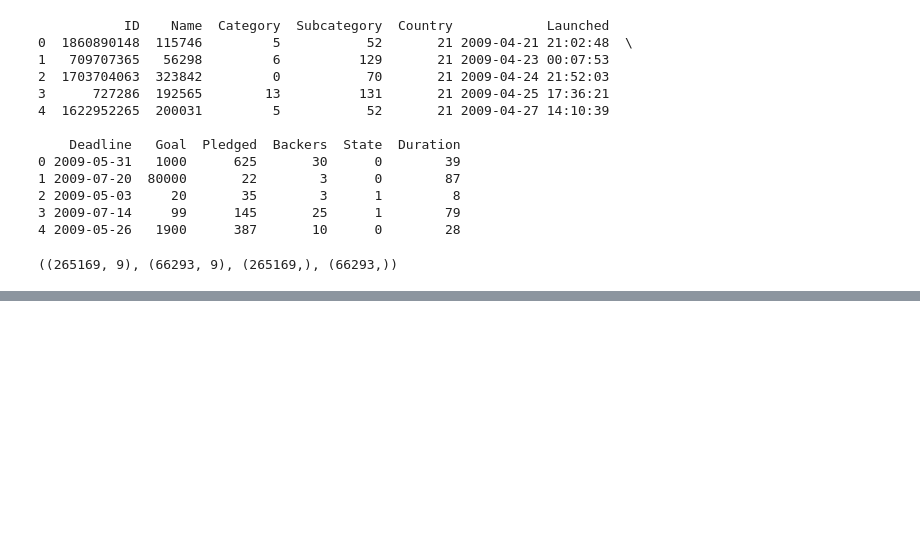
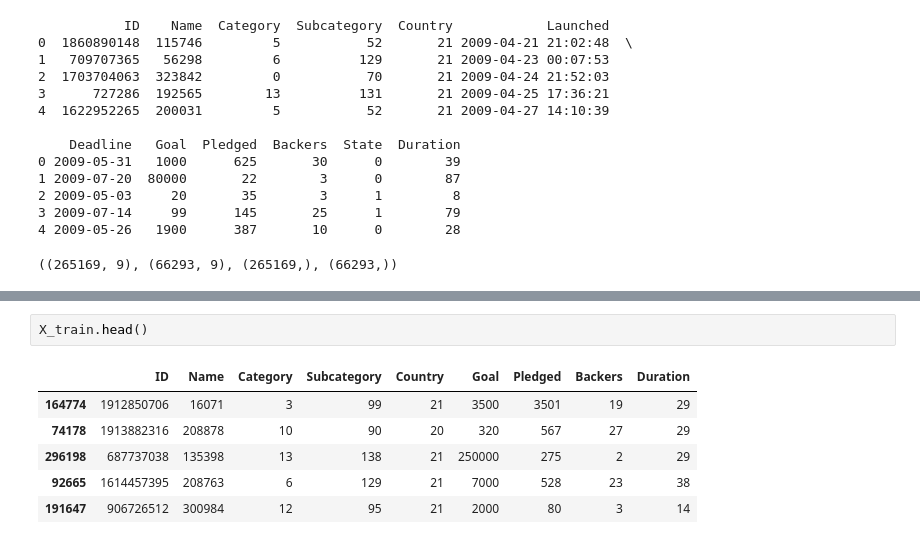
Before and after one commit to tobiaskaemmerling/project_kickstarter, a Jupyter notebook: base.ipynb, the cells around one changed output, grey strips where cells are left out. Drawn from its saved outputs; the diff is of its cells as text; blank space fills up the shorter version.

```diff
--- a/base.ipynb
+++ b/base.ipynb
@@ -275,0 +290,9 @@ Please also refer to the documentation for alternative solver options:
+# %%
+X_train.head()
+# %% [output]
+|  | ID | Name | Category | Subcategory | Country | Goal | Pledged | Backers | Duration |
+| 164774 | 1912850706 | 16071 | 3 | 99 | 21 | 3500 | 3501 | 19 | 29 |
+| 74178 | 1913882316 | 208878 | 10 | 90 | 20 | 320 | 567 | 27 | 29 |
+| 296198 | 687737038 | 135398 | 13 | 138 | 21 | 250000 | 275 | 2 | 29 |
+| 92665 | 1614457395 | 208763 | 6 | 129 | 21 | 7000 | 528 | 23 | 38 |
+| 191647 | 906726512 | 300984 | 12 | 95 | 21 | 2000 | 80 | 3 | 14 |
```
Also changed, not shown: parts of 12 cells of this notebook.
